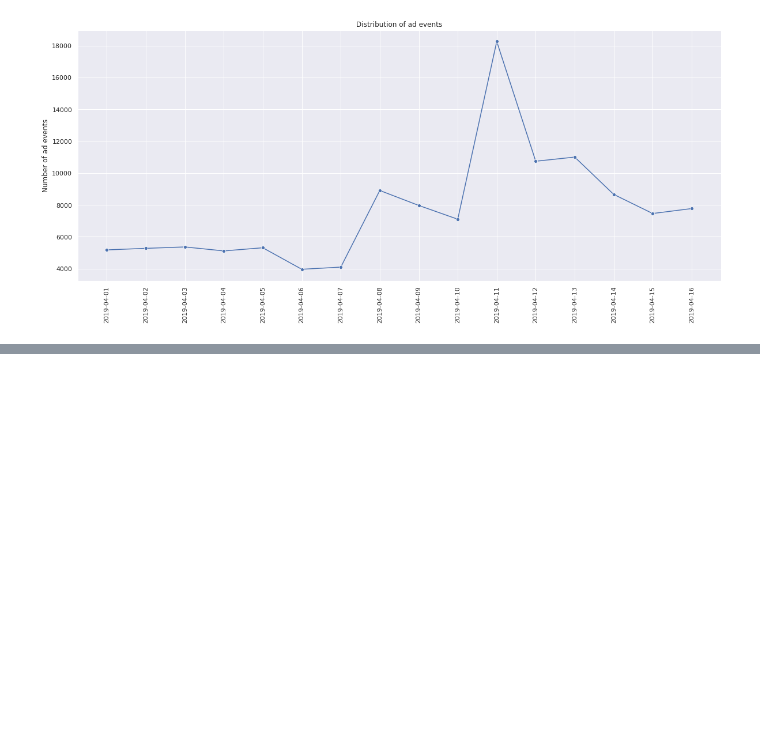
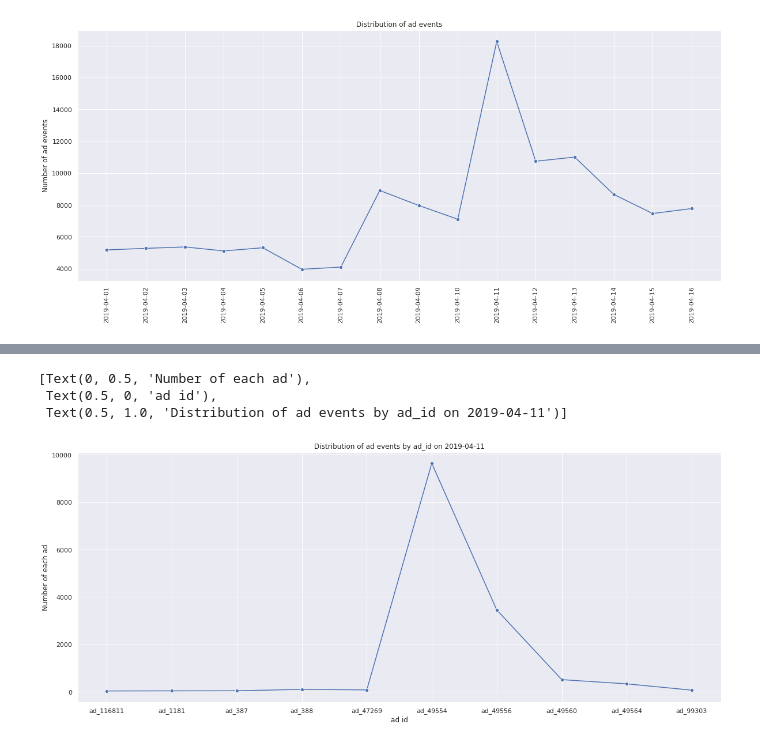
Before and after one commit to rysbekova/data-visualization-task, a Jupyter notebook: task.ipynb, the cells around one changed output, grey strips where cells are left out. Saved outputs shown, nothing was run; the diff lists cells and outputs as text; code cells hidden in the pictures; blank space fills up the shorter version.

```diff
--- a/task.ipynb
+++ b/task.ipynb
@@ -41,0 +41,3 @@ fig.set(xlabel='', ylabel='Number of ad events', title="Distribution of ad event
+# %%
+ad_counts_11_april = ad_data[ad_data.date == '2019-04-11'].groupby('ad_id').count().sort_values(by=['event'], ascending=False)
+ad_counts_11_april.head()
@@ -41,0 +61,9 @@ fig.set(xlabel='', ylabel='Number of ad events', title="Distribution of ad event
+# %%
+plt.figure(figsize=(20,8))
+fig = sns.lineplot(x=ad_counts_11_april.iloc[:10].index, y='event', marker='o', data=ad_counts_11_april.iloc[:10])
+fig.set(xlabel='ad id', ylabel='Number of each ad', title="Distribution of ad events by ad_id on 2019-04-11")
+# %% [output]
+[Text(0, 0.5, 'Number of each ad'),
+ Text(0.5, 0, 'ad id'),
+ Text(0.5, 1.0, 'Distribution of ad events by ad_id on 2019-04-11')]
+[figure, added]
```
Also changed, not shown: parts of 27 cells of this notebook.
